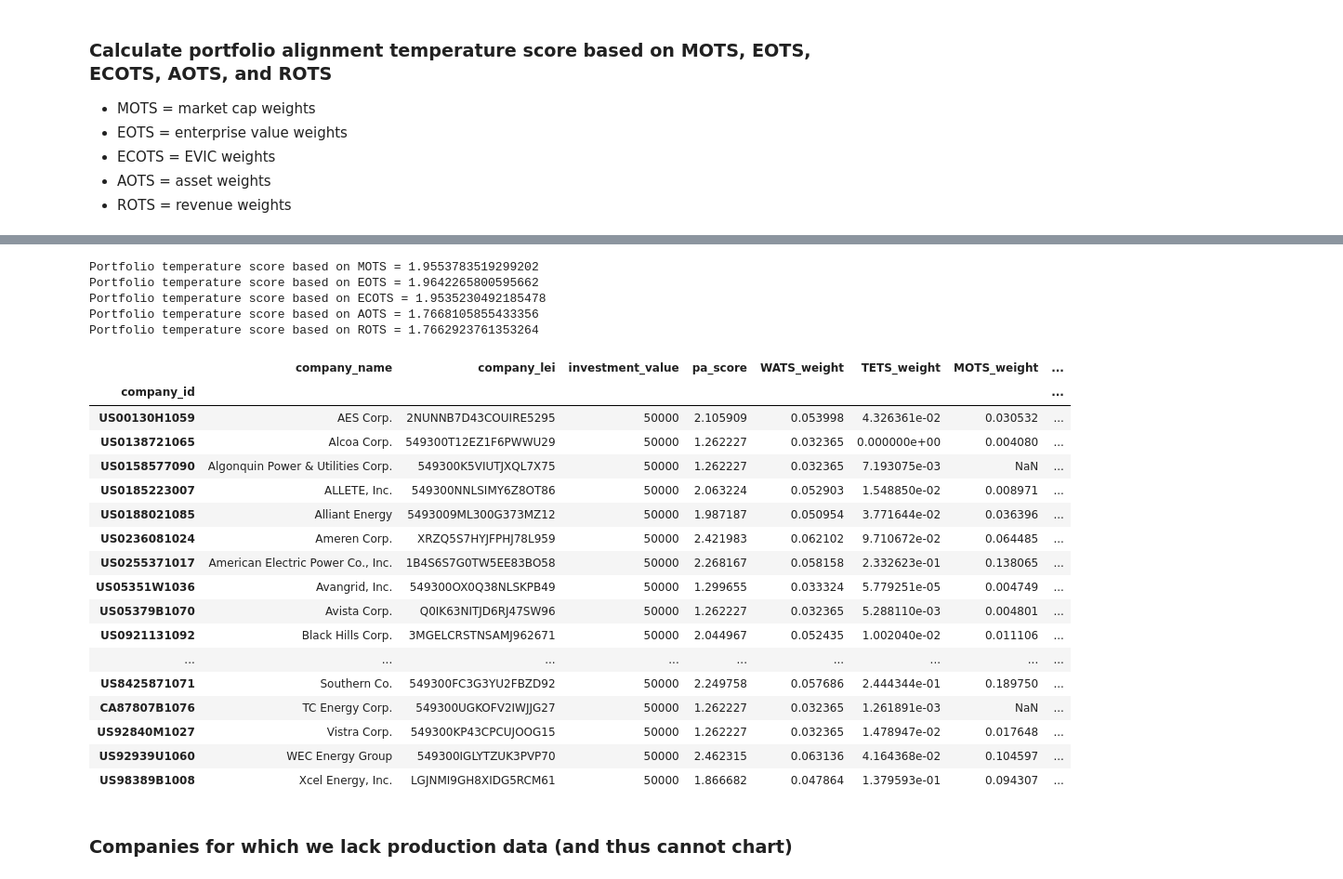
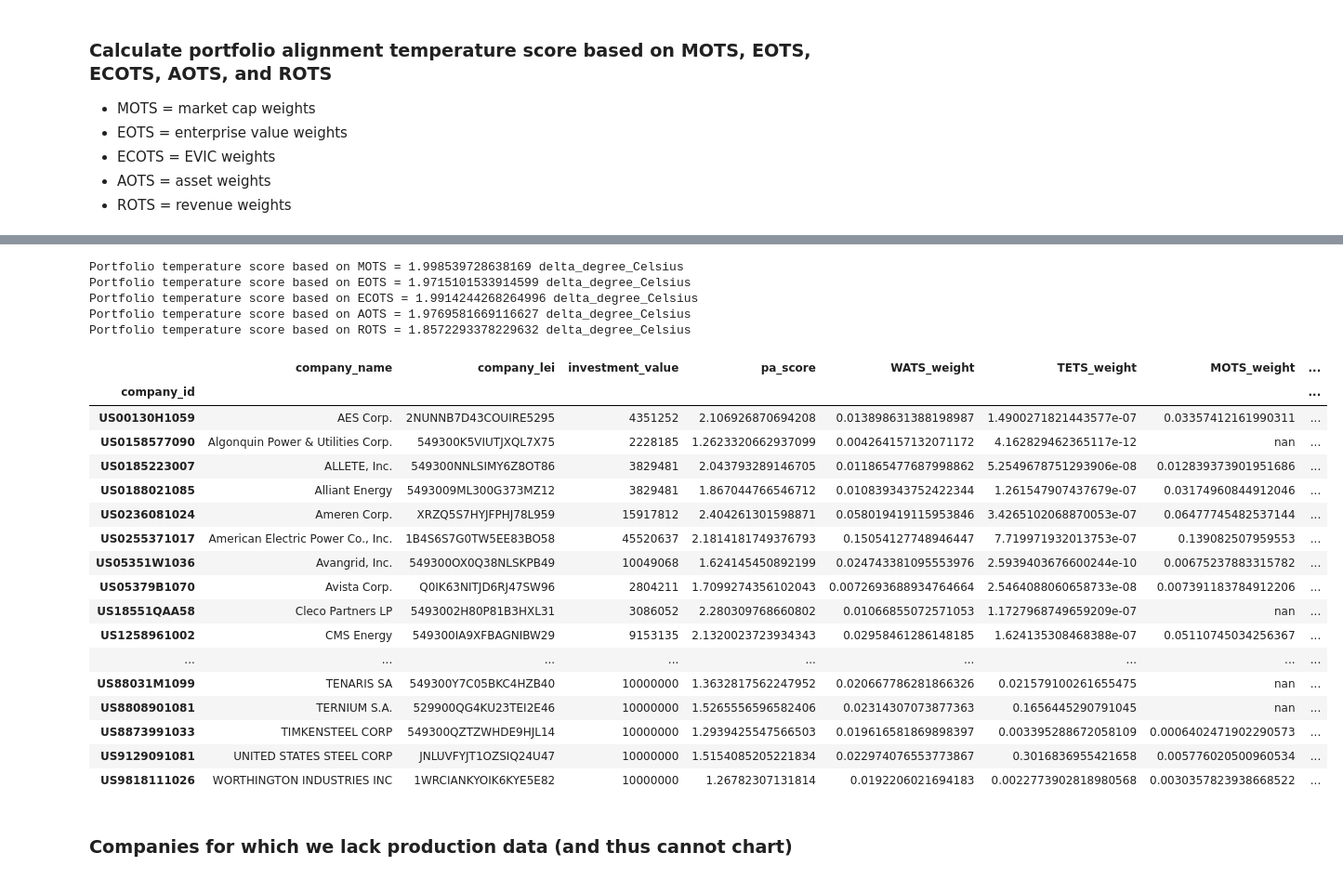
Before and after one commit to os-climate/ITR, a Jupyter notebook: examples/vault_demo_n1.ipynb, the cells around one changed output, grey strips where cells are left out. Shown: that part at 93% size. Saved outputs shown, nothing was run; the diff lists cells and outputs as text; code cells hidden in the pictures.

```diff
--- a/examples/vault_demo_n1.ipynb
+++ b/examples/vault_demo_n1.ipynb
@@ -92,9 +92,9 @@ vault_company_data = VaultCompanyDataProvider (engine_quant,
 vault_warehouse = DataVaultWarehouse(engine_quant,
                                      company_data=None,
                                      benchmark_projected_production=None,
-                                     benchmarks_projected_emissions_intensity=None,
-                                     ingest_schema = 'demo',
+                                     benchmarks_projected_ei=None,
+                                     ingest_schema = 'demo_dv',
                                      column_config=None,
                                      tempscore_config=None)
 
-vault_warehouse.quant_init(engine_quant, company_data=vault_company_data, ingest_schema='demo')
+vault_warehouse.quant_init(engine_quant, company_data=vault_company_data, ingest_schema='demo_dv')
@@ -153,8 +159,7 @@ We can pass a list of company IDs to the Data Vault to get back a sum without ex
 # %% [markdown]
 Show that we *can also* access both cumulative emissions (input) and temperature scores (output)
 # %%
-# portfolio_df = pd.read_csv("data/mdt-20220116-portfolio.csv", encoding="iso-8859-1", sep=';', index_col='company_id')
-portfolio_df = pd.read_csv("data/rmi_all.csv", encoding="iso-8859-1", sep=',', index_col='company_id')
+portfolio_df = pd.read_csv("data/mdt-20220116-portfolio.csv", encoding="iso-8859-1", sep=';', index_col='company_id')
 portfolio_df
 # %% [output]
 |  | company_name | company_lei | investment_value |
@@ -179,7 +184,7 @@ We can do this with information exclusive to the user space (and the probability
 Note that companies with no production information (such as TITAL INTERNATIONAL INC and UNIVERSAL STAINLESS & ALLOY PRODUCTS INC will show NaN (Not a Number) as a score.
 # %%
 # PA_SCORE means "Probability-Adjusted" Temperature Score
-portfolio_df['pa_score'] = vault_warehouse.get_pa_temp_scores(probability=0.5, company_ids=portfolio_df.index.values)
+portfolio_df['pa_score'] = vault_warehouse.get_pa_temp_scores(probability=0.5, company_ids=portfolio_df.index.values).astype('pint[delta_degC]')
 # %%
 # portfolio_df[portfolio_df.company_name=='POSCO']
 portfolio_df.dropna(inplace=True)
@@ -228,7 +233,7 @@ Portfolio temperature score based on WATS = 1.8719702807465801
 
 We need to carefully meld portfolio data with corp fundamental data (in this case, emissions)
 # %%
-portfolio_df['TETS_weight'] = vault_company_data.compute_portfolio_weights(portfolio_df['pa_score'], 2019, 'emissions', EScope.S1S2)
+portfolio_df['TETS_weight'] = vault_company_data.compute_portfolio_weights(portfolio_df['pa_score'], 2019, 'emissions', EScope.S1S2).astype('pint[delta_degC]')
 portfolio_df.head()
 # %% [output]
 |  | company_name | company_lei | investment_value | pa_score | WATS_weight | TETS_weight |
@@ -253,42 +268,42 @@ Portfolio temperature score based on TETS = 2.0995755688941156
 # %%
 weighting_dict = {
     'MOTS': 'company_market_cap',
-    'EOTS': 'company_enterprise_value',
+    'EOTS': 'company_ev',
     'ECOTS': 'company_evic',
     'AOTS': 'company_total_assets',
     'ROTS': 'company_revenue',
 }
 
 for k, v in weighting_dict.items():
     weight_column = f"{k}_weight"
     portfolio_df[weight_column] = vault_company_data.compute_portfolio_weights(portfolio_df['pa_score'], 2019, v, EScope.S1S2)
     print(f"Portfolio temperature score based on {k} = {portfolio_df[weight_column].sum()}")
 
 portfolio_df
 # %% [output]
-Portfolio temperature score based on MOTS = 1.9553783519299202
-Portfolio temperature score based on EOTS = 1.9642265800595662
-Portfolio temperature score based on ECOTS = 1.9535230492185478
-Portfolio temperature score based on AOTS = 1.7668105855433356
-Portfolio temperature score based on ROTS = 1.7662923761353264
+Portfolio temperature score based on MOTS = 1.998539728638169 delta_degree_Celsius
+Portfolio temperature score based on EOTS = 1.9715101533914599 delta_degree_Celsius
+Portfolio temperature score based on ECOTS = 1.9914244268264996 delta_degree_Celsius
+Portfolio temperature score based on AOTS = 1.9769581669116627 delta_degree_Celsius
+Portfolio temperature score based on ROTS = 1.8572293378229632 delta_degree_Celsius
 |  | company_name | company_lei | investment_value | pa_score | WATS_weight | TETS_weight | MOTS_weight | ... |
 | company_id |  |  |  |  |  |  |  | ... |
-| US00130H1059 | AES Corp. | 2NUNNB7D43COUIRE5295 | 50000 | 2.105909 | 0.053998 | 4.326361e-02 | 0.030532 | ... |
-| US0138721065 | Alcoa Corp. | 549300T12EZ1F6PWWU29 | 50000 | 1.262227 | 0.032365 | 0.000000e+00 | 0.004080 | ... |
-| US0158577090 | Algonquin Power & Utilities Corp. | 549300K5VIUTJXQL7X75 | 50000 | 1.262227 | 0.032365 | 7.193075e-03 | NaN | ... |
-| US0185223007 | ALLETE, Inc. | 549300NNLSIMY6Z8OT86 | 50000 | 2.063224 | 0.052903 | 1.548850e-02 | 0.008971 | ... |
-| US0188021085 | Alliant Energy | 5493009ML300G373MZ12 | 50000 | 1.987187 | 0.050954 | 3.771644e-02 | 0.036396 | ... |
-| US0236081024 | Ameren Corp. | XRZQ5S7HYJFPHJ78L959 | 50000 | 2.421983 | 0.062102 | 9.710672e-02 | 0.064485 | ... |
-| US0255371017 | American Electric Power Co., Inc. | 1B4S6S7G0TW5EE83BO58 | 50000 | 2.268167 | 0.058158 | 2.332623e-01 | 0.138065 | ... |
-| US05351W1036 | Avangrid, Inc. | 549300OX0Q38NLSKPB49 | 50000 | 1.299655 | 0.033324 | 5.779251e-05 | 0.004749 | ... |
-| US05379B1070 | Avista Corp. | Q0IK63NITJD6RJ47SW96 | 50000 | 1.262227 | 0.032365 | 5.288110e-03 | 0.004801 | ... |
-| US0921131092 | Black Hills Corp. | 3MGELCRSTNSAMJ962671 | 50000 | 2.044967 | 0.052435 | 1.002040e-02 | 0.011106 | ... |
+| US00130H1059 | AES Corp. | 2NUNNB7D43COUIRE5295 | 4351252 | 2.106926870694208 | 0.013898631388198987 | 1.4900271821443577e-07 | 0.03357412161990311 | ... |
+| US0158577090 | Algonquin Power & Utilities Corp. | 549300K5VIUTJXQL7X75 | 2228185 | 1.2623320662937099 | 0.004264157132071172 | 4.162829462365117e-12 | nan | ... |
+| US0185223007 | ALLETE, Inc. | 549300NNLSIMY6Z8OT86 | 3829481 | 2.043793289146705 | 0.011865477687998862 | 5.2549678751293906e-08 | 0.012839373901951686 | ... |
+| US0188021085 | Alliant Energy | 5493009ML300G373MZ12 | 3829481 | 1.867044766546712 | 0.010839343752422344 | 1.261547907437679e-07 | 0.03174960844912046 | ... |
+| US0236081024 | Ameren Corp. | XRZQ5S7HYJFPHJ78L959 | 15917812 | 2.404261301598871 | 0.058019419115953846 | 3.4265102068870053e-07 | 0.06477745482537144 | ... |
+| US0255371017 | American Electric Power Co., Inc. | 1B4S6S7G0TW5EE83BO58 | 45520637 | 2.1814181749376793 | 0.15054127748946447 | 7.719971932013753e-07 | 0.139082507959553 | ... |
+| US05351W1036 | Avangrid, Inc. | 549300OX0Q38NLSKPB49 | 10049068 | 1.624145450892199 | 0.024743381095553976 | 2.5939403676600244e-10 | 0.00675237883315782 | ... |
+| US05379B1070 | Avista Corp. | Q0IK63NITJD6RJ47SW96 | 2804211 | 1.7099274356102043 | 0.0072693688934764664 | 2.5464088060658733e-08 | 0.007391183784912206 | ... |
+| US18551QAA58 | Cleco Partners LP | 5493002H80P81B3HXL31 | 3086052 | 2.280309768660802 | 0.01066855072571053 | 1.1727968749659209e-07 | nan | ... |
+| US1258961002 | CMS Energy | 549300IA9XFBAGNIBW29 | 9153135 | 2.1320023723934343 | 0.02958461286148185 | 1.624135308468388e-07 | 0.05110745034256367 | ... |
 | ... | ... | ... | ... | ... | ... | ... | ... | ... |
-| US8425871071 | Southern Co. | 549300FC3G3YU2FBZD92 | 50000 | 2.249758 | 0.057686 | 2.444344e-01 | 0.189750 | ... |
-| CA87807B1076 | TC Energy Corp. | 549300UGKOFV2IWJJG27 | 50000 | 1.262227 | 0.032365 | 1.261891e-03 | NaN | ... |
-| US92840M1027 | Vistra Corp. | 549300KP43CPCUJOOG15 | 50000 | 1.262227 | 0.032365 | 1.478947e-02 | 0.017648 | ... |
-| US92939U1060 | WEC Energy Group | 549300IGLYTZUK3PVP70 | 50000 | 2.462315 | 0.063136 | 4.164368e-02 | 0.104597 | ... |
-| US98389B1008 | Xcel Energy, Inc. | LGJNMI9GH8XIDG5RCM61 | 50000 | 1.866682 | 0.047864 | 1.379593e-01 | 0.094307 | ... |
+| US88031M1099 | TENARIS SA | 549300Y7C05BKC4HZB40 | 10000000 | 1.3632817562247952 | 0.020667786281866326 | 0.021579100261655475 | nan | ... |
+| US8808901081 | TERNIUM S.A. | 529900QG4KU23TEI2E46 | 10000000 | 1.5265556596582406 | 0.02314307073877363 | 0.1656445290791045 | nan | ... |
+| US8873991033 | TIMKENSTEEL CORP | 549300QZTZWHDE9HJL14 | 10000000 | 1.2939425547566503 | 0.019616581869898397 | 0.003395288672058109 | 0.0006402471902290573 | ... |
+| US9129091081 | UNITED STATES STEEL CORP | JNLUVFYJT1OZSIQ24U47 | 10000000 | 1.5154085205221834 | 0.022974076553773867 | 0.3016836955421658 | 0.005776020500960534 | ... |
+| US9818111026 | WORTHINGTON INDUSTRIES INC | 1WRCIANKYOIK6KYE5E82 | 10000000 | 1.26782307131814 | 0.0192206021694183 | 0.0022773902818980568 | 0.0030357823938668522 | ... |
 # %% [markdown]
 ### Companies for which we lack production data (and thus cannot chart)
 # %%
```
Also changed, not shown: parts of 18 cells of this notebook, 5 other files.
